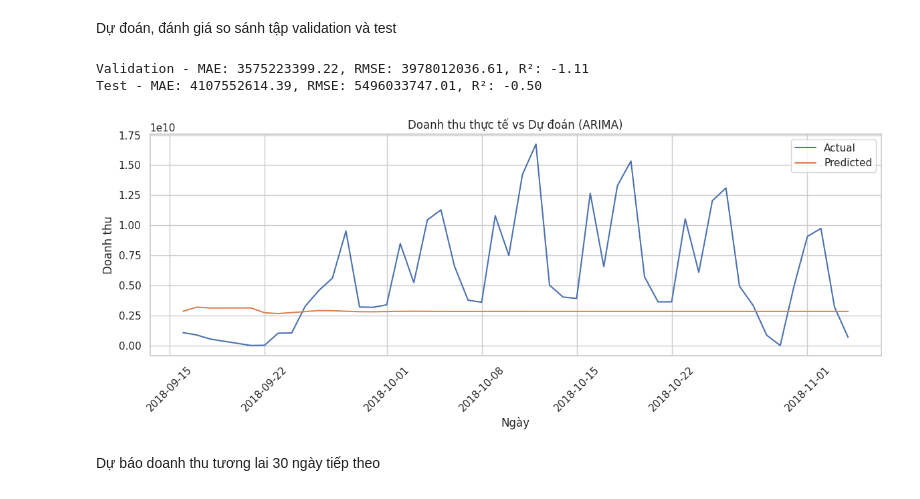
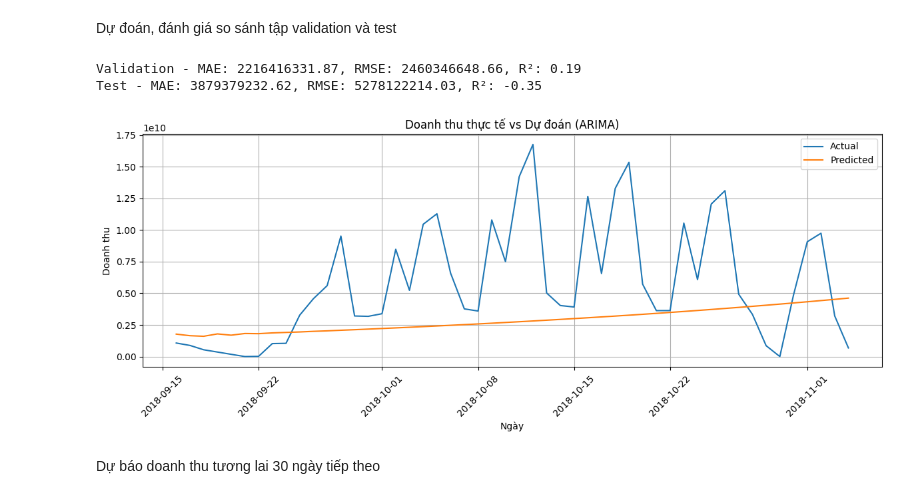
Before and after one commit to KieuOanhUIT/IS403.P23.OnlineSalesData, a Jupyter notebook: Model/ARIMA.ipynb, the cells around one changed output. Saved outputs shown, nothing was run; the diff lists cells and outputs as text; code cells hidden in the pictures.

Commit message:
Fix ARIMA and XMeans R^2 > 0.8

```diff
--- a/Model/ARIMA.ipynb
+++ b/Model/ARIMA.ipynb
@@ -37,0 +64,25 @@ p-value: 0.32140918875052293
+# %%
+target = 'daily_sales'
+
+train_series = train_df.set_index("date")[target].asfreq('D')
+valid_series = valid_df.set_index("date")[target].asfreq('D')
+test_series = test_df.set_index("date")[target].asfreq('D')
+
+train_series = train_series.interpolate()
+valid_series = valid_series.interpolate()
+test_series = test_series.interpolate()
+
+# Xử lý outlier và log-transform để ổn định chuỗi
+mean, std = train_series.mean(), train_series.std()
+filtered_series = train_series[(train_series > mean - 3*std) & (train_series < mean + 3*std)]
+log_series = np.log1p(filtered_series)
+
+# Kiểm tra tính dừng với ADF test
+result = adfuller(log_series)
+print('ADF Statistic:', result[0])
+print('p-value:', result[1])
+
+# Kiểm tra plot_acf và plot_pacf
+plot_acf(log_series, lags=30)
+plot_pacf(log_series, lags=30)
+plt.show()
@@ -44,38 +121,47 @@ model_fit = model.fit()
+# %%
+# Huấn luyện mô hình ARIMA trên tập train
+# model = ARIMA(log_series, order=order)
+model = ARIMA(endog=log_series, order=(2, 2, 2)) # Differenting thủ công
+model_fit = model.fit()
 # %% [markdown]
 Dự đoán, đánh giá so sánh tập validation và test
 # %%
 # Dự đoán trên tập validation và test
-valid_preds = model_fit.forecast(steps=len(valid_series))
-test_model = ARIMA(pd.concat([train_series, valid_series]), order=(4, 1, 1))
+log_valid_preds = model_fit.forecast(steps=len(valid_series))
+valid_preds = np.expm1(log_valid_preds)
+log_full = np.log1p(pd.concat([train_series, valid_series]))
+test_model = ARIMA(log_full, order=(2, 2, 2))
+# test_model = ARIMA(log_full, order=order)
 test_fit = test_model.fit()
-test_preds = test_fit.forecast(steps=len(test_series))
+log_test_preds = test_fit.forecast(steps=len(test_series))
+test_preds = np.expm1(log_test_preds)
 
 def evaluate_arima(preds, actual, name="Validation"):
     mae = mean_absolute_error(actual, preds)
     rmse = np.sqrt(mean_squared_error(actual, preds))
     r2 = r2_score(actual, preds)
     print(f"{name} - MAE: {mae:.2f}, RMSE: {rmse:.2f}, R²: {r2:.2f}")
     return preds
 # Đánh giá
 evaluate_arima(valid_preds, valid_series, name="Validation")
 evaluate_arima(test_preds, test_series, name="Test")
 
 # Trực quan
 plt.figure(figsize=(12, 5))
 plt.plot(test_series.index[:100], test_series.values[:100], label='Actual')
 plt.plot(test_series.index[:100], test_preds[:100], label='Predicted')
 plt.legend()
 plt.title('Doanh thu thực tế vs Dự đoán (ARIMA)')
 plt.xlabel('Ngày')
 plt.ylabel('Doanh thu')
 plt.xticks(rotation=45)
 plt.grid(True)
 plt.tight_layout()
 plt.show()
 # %% [output]
-Validation - MAE: 3575223399.22, RMSE: 3978012036.61, R²: -1.11
-Test - MAE: 4107552614.39, RMSE: 5496033747.01, R²: -0.50
+Validation - MAE: 2216416331.87, RMSE: 2460346648.66, R²: 0.19
+Test - MAE: 3879379232.62, RMSE: 5278122214.03, R²: -0.35
-[figure, old version]
+[figure, new version]
 # %% [markdown]
 Dự báo doanh thu tương lai 30 ngày tiếp theo
 # %%
```
Also changed, not shown: parts of 9 cells of this notebook, 1 other file.
